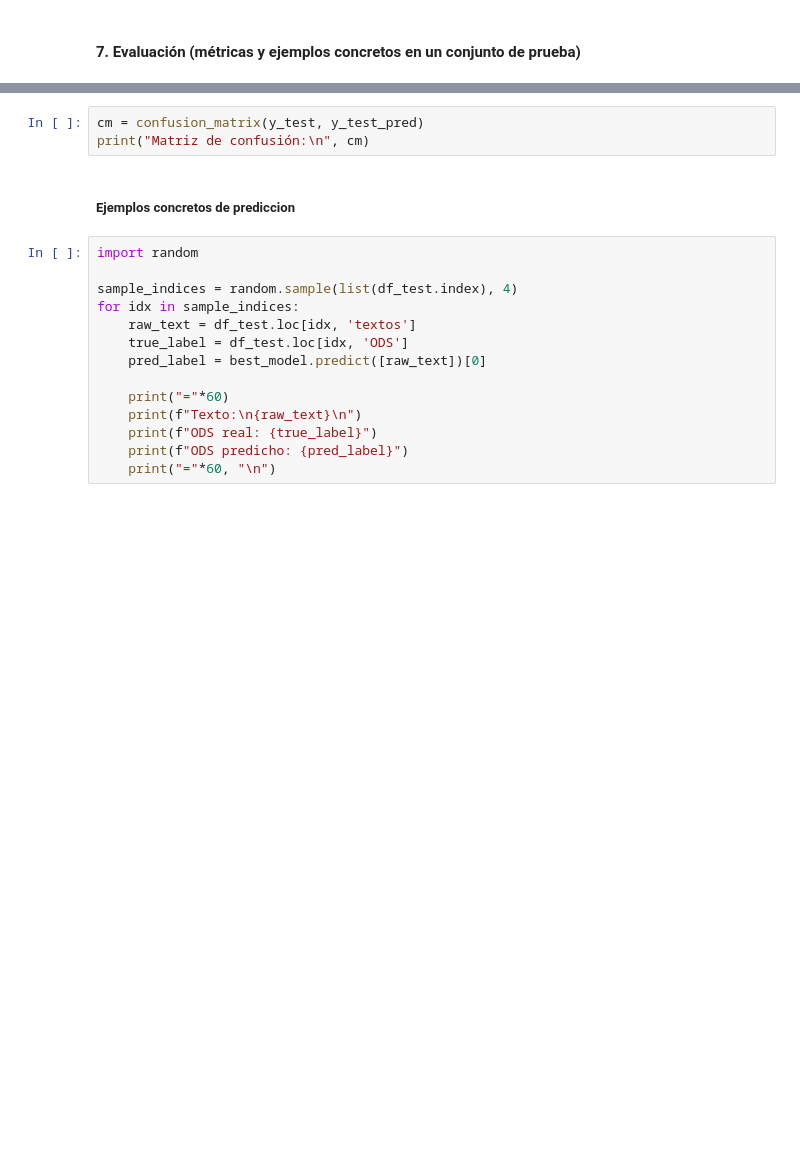
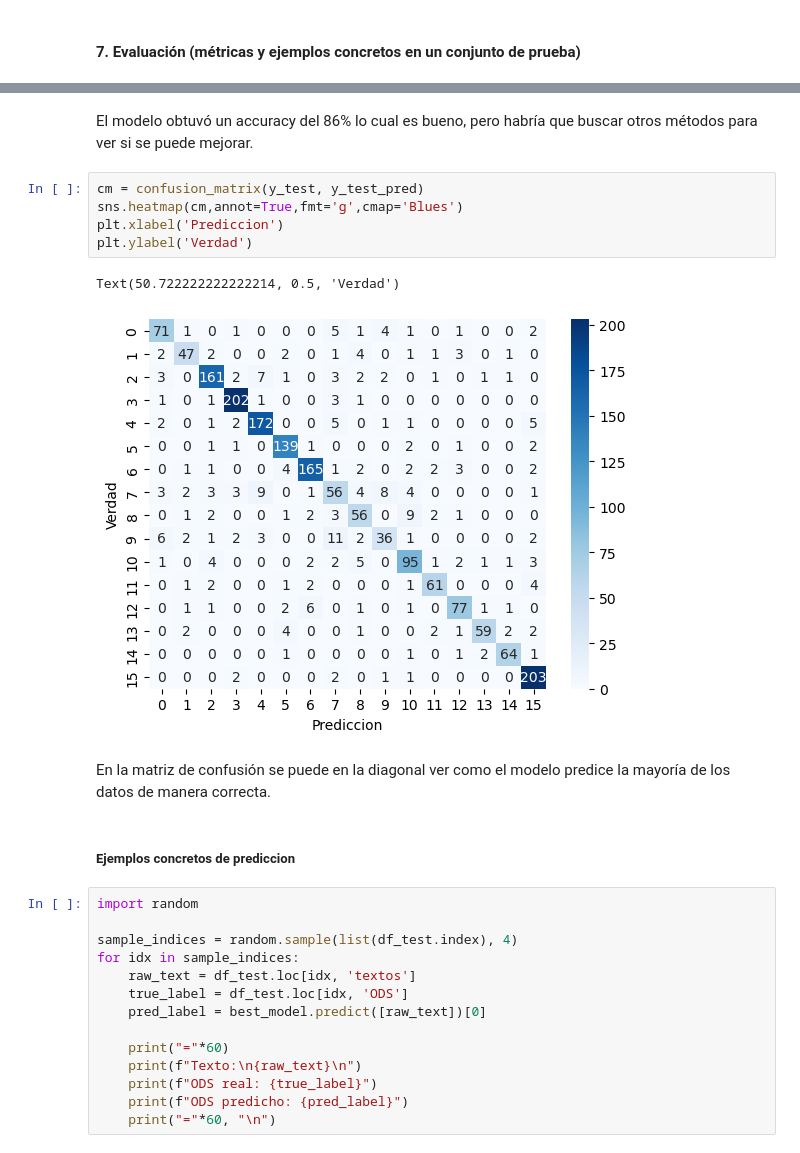
Before and after one commit to jgarciam12/Proyecto-2-MLNS-MAIA, a Jupyter notebook: Clasificador de texto/clasificador_de_texto.ipynb, the cells around one changed output, grey strips where cells are left out. Drawn from its saved outputs; the diff is of its cells as text; blank space fills up the shorter version.

```diff
--- a/Clasificador de texto/clasificador_de_texto.ipynb
+++ b/Clasificador de texto/clasificador_de_texto.ipynb
@@ -187,6 +243,15 @@ print(classification_report(y_test, y_test_pred))
+# %% [markdown]
+El modelo obtuvó un accuracy del 86% lo cual es bueno, pero habría que buscar otros métodos para ver si se puede mejorar.
 # %%
 cm = confusion_matrix(y_test, y_test_pred)
-print("Matriz de confusión:\n", cm)
+sns.heatmap(cm,annot=True,fmt='g',cmap='Blues')
+plt.xlabel('Prediccion')
+plt.ylabel('Verdad')
+# %% [output]
+Text(50.722222222222214, 0.5, 'Verdad')
+[figure, added]
+# %% [markdown]
+En la matriz de confusión se puede en la diagonal ver como el modelo predice la mayoría de los datos de manera correcta.
 # %% [markdown]
 ##### Ejemplos concretos de prediccion
 # %%
```
Also changed, not shown: parts of 20 cells of this notebook.
